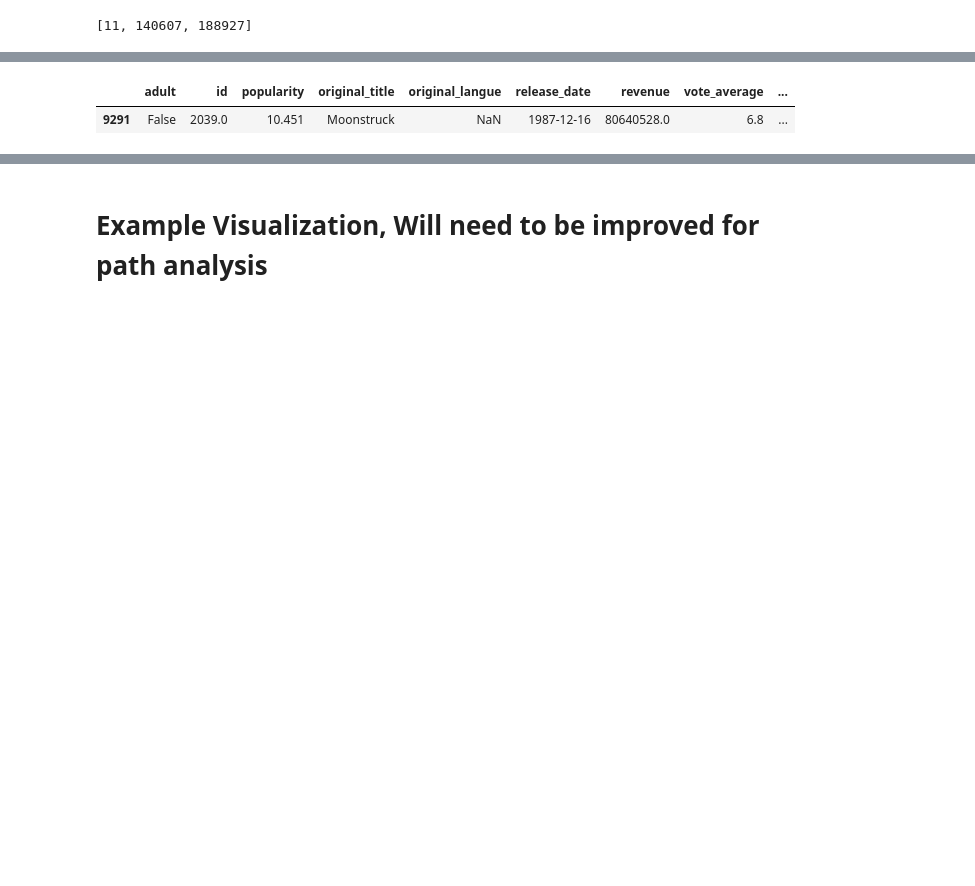
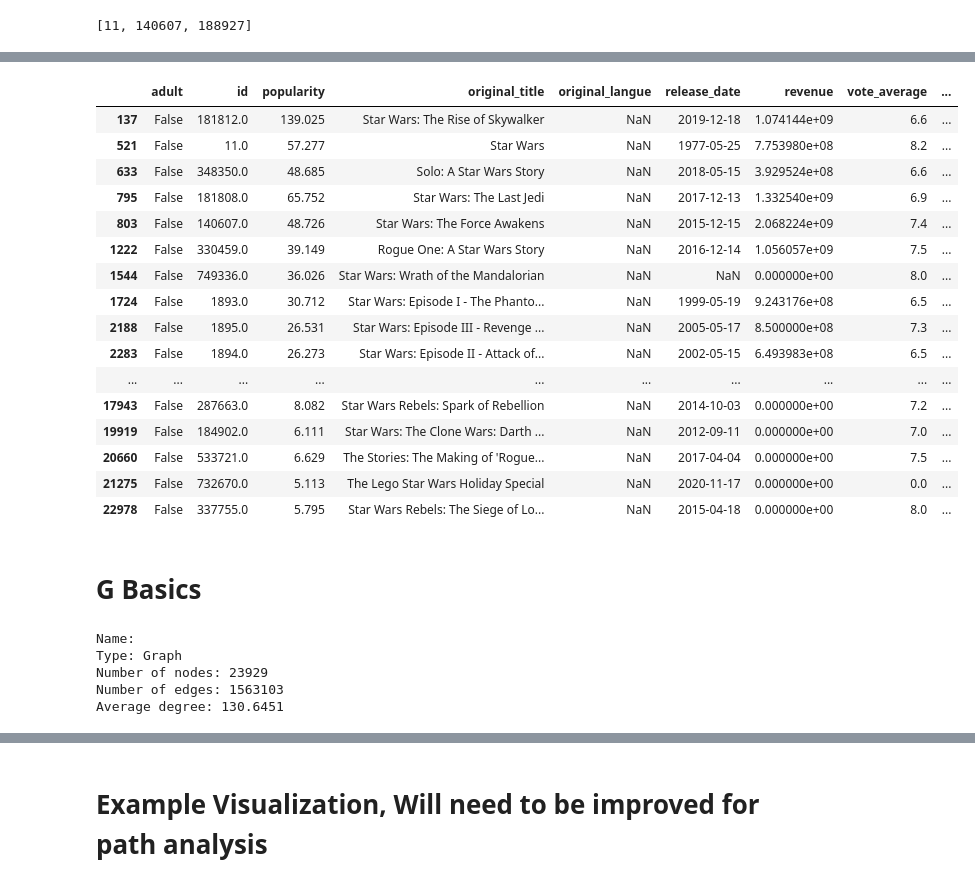
Before and after one commit to Naldershof/MovieGraphAnalysis, a Jupyter notebook: network_creation.ipynb, the cells around one changed output, grey strips where cells are left out. Saved outputs shown, nothing was run; the diff lists cells and outputs as text; code cells hidden in the pictures; blank space fills up the shorter version.

```diff
--- a/network_creation.ipynb
+++ b/network_creation.ipynb
@@ -122,5 +146,30 @@ movie_df[movie_df.original_title.str.contains('Kane')]
 # %%
-movie_df[movie_df.original_title.str.contains('Moonstruck')]
+movie_df[movie_df.original_title.str.contains('Star Wars')]
 # %% [output]
 |  | adult | id | popularity | original_title | original_langue | release_date | revenue | vote_average | ... |
-| 9291 | False | 2039.0 | 10.451 | Moonstruck | NaN | 1987-12-16 | 80640528.0 | 6.8 | ... |
+| 137 | False | 181812.0 | 139.025 | Star Wars: The Rise of Skywalker | NaN | 2019-12-18 | 1.074144e+09 | 6.6 | ... |
+| 521 | False | 11.0 | 57.277 | Star Wars | NaN | 1977-05-25 | 7.753980e+08 | 8.2 | ... |
+| 633 | False | 348350.0 | 48.685 | Solo: A Star Wars Story | NaN | 2018-05-15 | 3.929524e+08 | 6.6 | ... |
+| 795 | False | 181808.0 | 65.752 | Star Wars: The Last Jedi | NaN | 2017-12-13 | 1.332540e+09 | 6.9 | ... |
+| 803 | False | 140607.0 | 48.726 | Star Wars: The Force Awakens | NaN | 2015-12-15 | 2.068224e+09 | 7.4 | ... |
+| 1222 | False | 330459.0 | 39.149 | Rogue One: A Star Wars Story | NaN | 2016-12-14 | 1.056057e+09 | 7.5 | ... |
+| 1544 | False | 749336.0 | 36.026 | Star Wars: Wrath of the Mandalorian | NaN | NaN | 0.000000e+00 | 8.0 | ... |
+| 1724 | False | 1893.0 | 30.712 | Star Wars: Episode I - The Phanto... | NaN | 1999-05-19 | 9.243176e+08 | 6.5 | ... |
+| 2188 | False | 1895.0 | 26.531 | Star Wars: Episode III - Revenge ... | NaN | 2005-05-17 | 8.500000e+08 | 7.3 | ... |
+| 2283 | False | 1894.0 | 26.273 | Star Wars: Episode II - Attack of... | NaN | 2002-05-15 | 6.493983e+08 | 6.5 | ... |
+| ... | ... | ... | ... | ... | ... | ... | ... | ... | ... |
+| 17943 | False | 287663.0 | 8.082 | Star Wars Rebels: Spark of Rebellion | NaN | 2014-10-03 | 0.000000e+00 | 7.2 | ... |
+| 19919 | False | 184902.0 | 6.111 | Star Wars: The Clone Wars: Darth ... | NaN | 2012-09-11 | 0.000000e+00 | 7.0 | ... |
+| 20660 | False | 533721.0 | 6.629 | The Stories: The Making of 'Rogue... | NaN | 2017-04-04 | 0.000000e+00 | 7.5 | ... |
+| 21275 | False | 732670.0 | 5.113 | The Lego Star Wars Holiday Special | NaN | 2020-11-17 | 0.000000e+00 | 0.0 | ... |
+| 22978 | False | 337755.0 | 5.795 | Star Wars Rebels: The Siege of Lo... | NaN | 2015-04-18 | 0.000000e+00 | 8.0 | ... |
+# %% [markdown]
+# G Basics
+# %%
+print(nx.info(G))
+# %% [output]
+Name:
+Type: Graph
+Number of nodes: 23929
+Number of edges: 1563103
+Average degree: 130.6451
```
Also changed, not shown: parts of 21 cells of this notebook, 1 other file.
